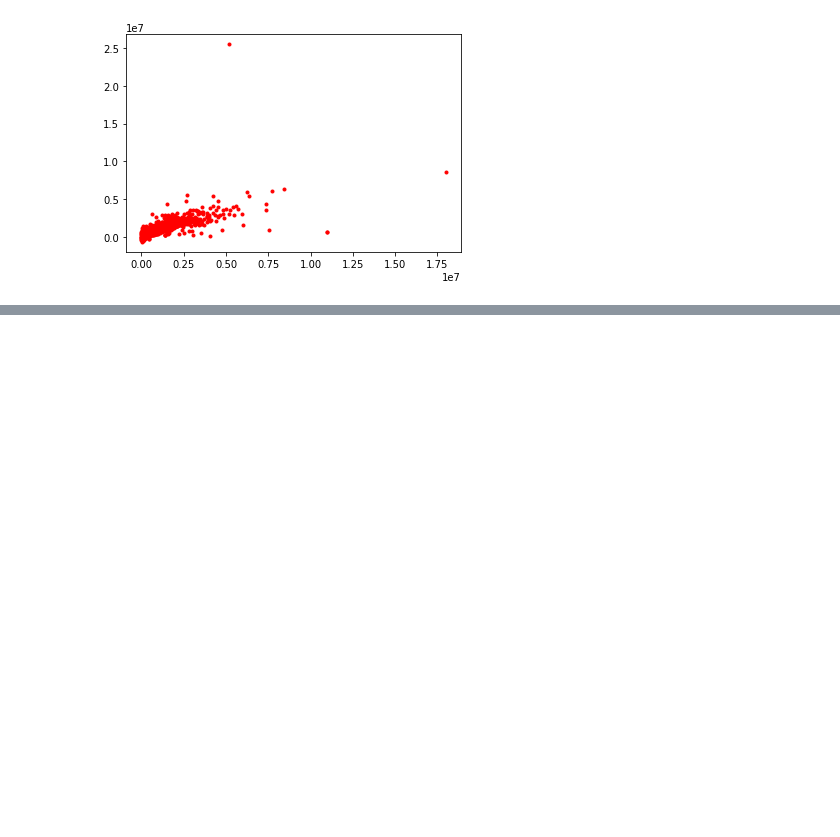
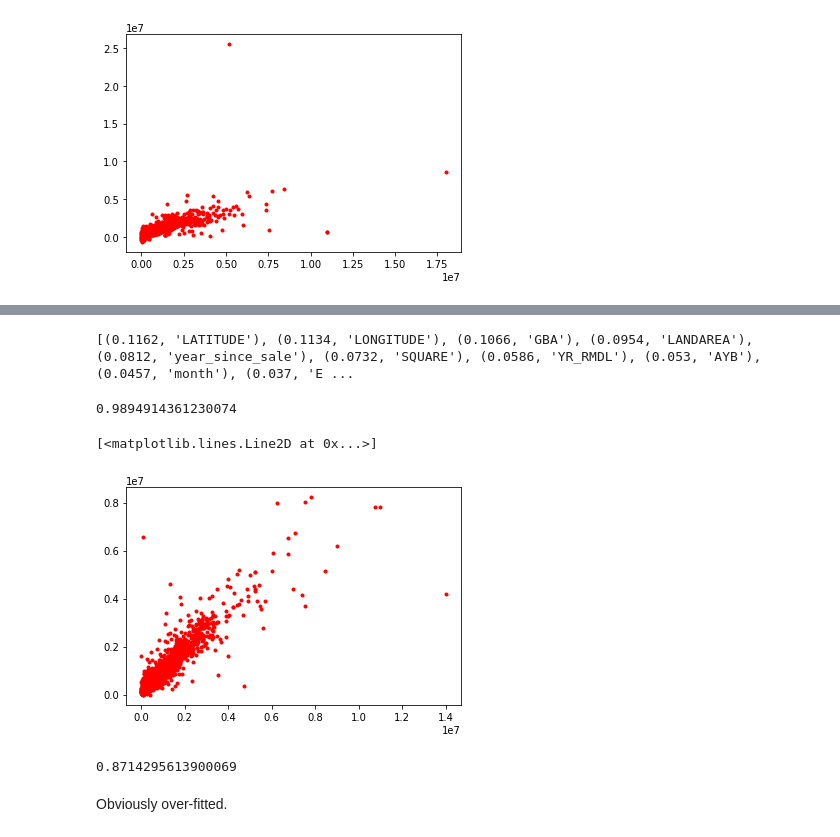
Before and after one commit to JustFairWell/thinkful, a Jupyter notebook: dsboot_supercap_3.ipynb, the cells around one changed output, grey strips where cells are left out. Cells and saved outputs as stored; diff of their text form; code cells hidden in the pictures; blank space fills up the shorter version.

```diff
--- a/dsboot_supercap_3.ipynb
+++ b/dsboot_supercap_3.ipynb
@@ -244,0 +457,2 @@ rfr.score(X_test, y_test)
+# %%
+lass_2.fit(X_train_2, y_train_2)
@@ -244,0 +473,10 @@ rfr.score(X_test, y_test)
+# %%
+params = {'n_estimators': 400,
+          'max_depth': 8,
+          'loss': 'huber',
+          'learning_rate':0.25,
+          'random_state': 36}
+
+clf = ensemble.GradientBoostingRegressor(**params)
+# %%
+clf.fit(X_train_2, y_train_2)
@@ -244,0 +492,22 @@ rfr.score(X_test, y_test)
+# %%
+print(sorted(zip(map(lambda x: round(x, 4), clf.feature_importances_), names_2),
+             reverse=True))
+# %% [output]
+[(0.1162, 'LATITUDE'), (0.1134, 'LONGITUDE'), (0.1066, 'GBA'), (0.0954, 'LANDAREA'), (0.0812, 'year_since_sale'), (0.0732, 'SQUARE'), (0.0586, 'YR_RMDL'), (0.053, 'AYB'), (0.0457, 'month'), (0.037, 'E ...
+# %%
+y_gbr = clf.predict(X_test_2)
+# %%
+clf.score(X_train_2,y_train_2)
+# %% [output]
+0.9894914361230074
+# %%
+plt.plot(y_test_2, y_gbr, 'r.')
+# %% [output]
+[<matplotlib.lines.Line2D at 0x...>]
+[figure, added]
+# %%
+clf.score(X_test_2, y_test_2)
+# %% [output]
+0.8714295613900069
+# %% [markdown]
+Obviously over-fitted.
```
Also changed, not shown: parts of 51 cells of this notebook.
